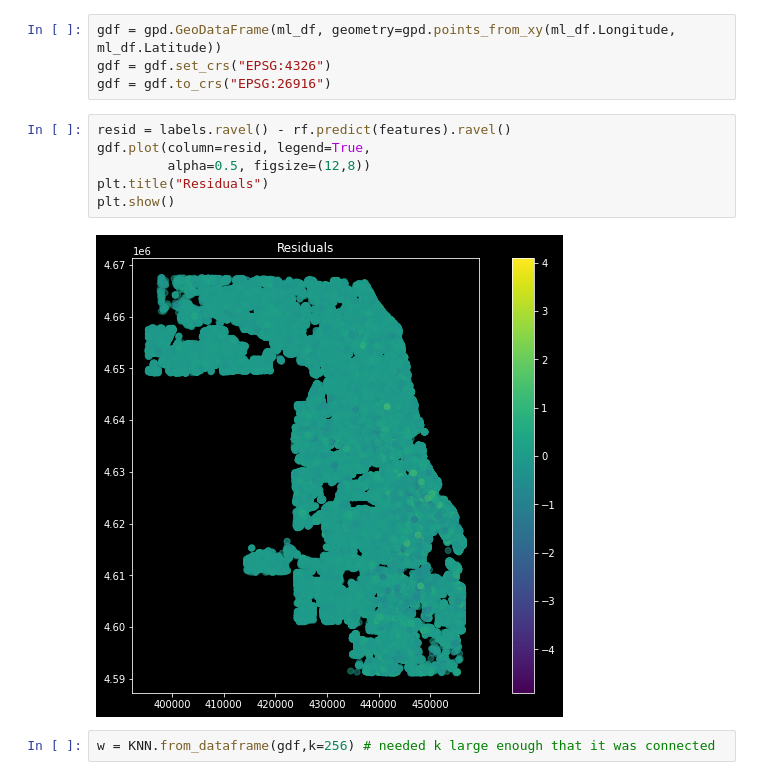
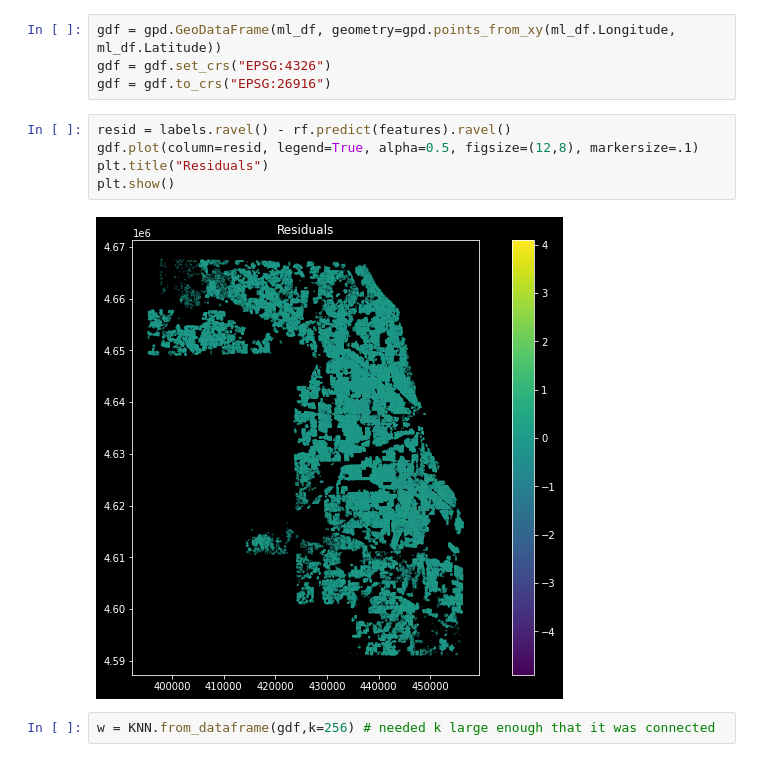
Before and after one commit to alexandermichels/ChicagoHousingModels, a Jupyter notebook: notebooks/RandomForestRegression.ipynb, the cells around one changed output. Drawn from its saved outputs; the diff is of its cells as text.

```diff
--- a/notebooks/RandomForestRegression.ipynb
+++ b/notebooks/RandomForestRegression.ipynb
@@ -189,12 +190,11 @@ gdf = gdf.set_crs("EPSG:4326")
 gdf = gdf.to_crs("EPSG:26916")
 # %%
 resid = labels.ravel() - rf.predict(features).ravel()
-gdf.plot(column=resid, legend=True,
-         alpha=0.5, figsize=(12,8))
+gdf.plot(column=resid, legend=True, alpha=0.5, figsize=(12,8), markersize=.1)
 plt.title("Residuals")
 plt.show()
 # %% [output]
-[figure, old version]
+[figure, new version]
 # %%
 w = KNN.from_dataframe(gdf,k=256) # needed k large enough that it was connected
 # %%
```
Also changed, not shown: parts of 4 cells of this notebook, 9 other files.
